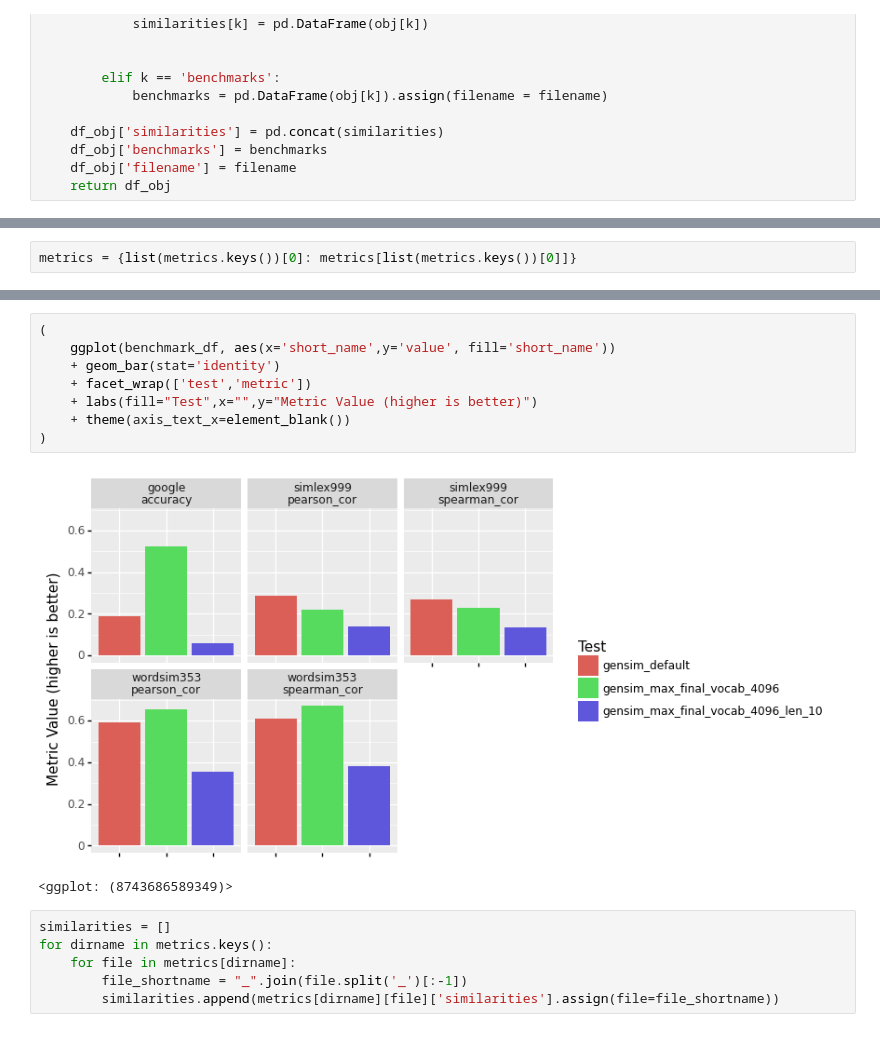
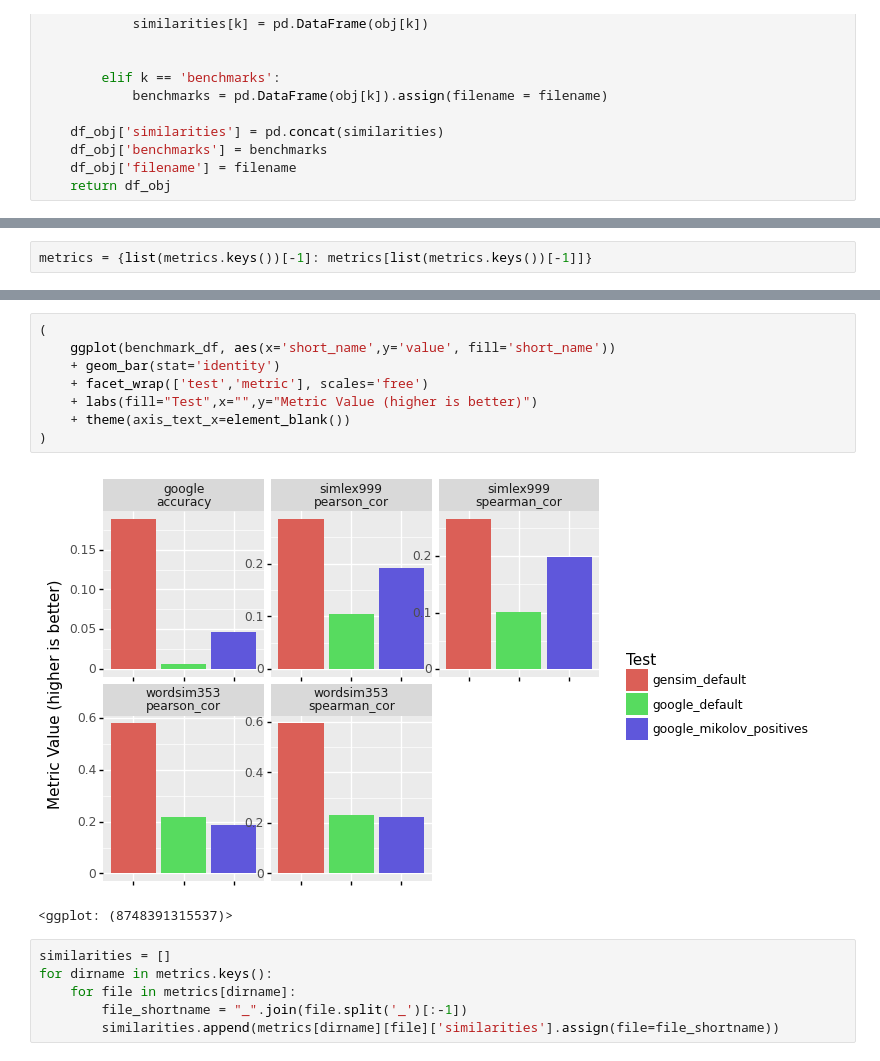
Before and after one commit to asteriske/embedding_study, a Jupyter notebook: notebooks/ReadMetrics.ipynb, the cells around one changed output, grey strips where cells are left out. Saved outputs shown, nothing was run; the diff lists cells and outputs as text.

Commit message:
add paper-appropriate sampling to google default, now with metrics added

```diff
--- a/notebooks/ReadMetrics.ipynb
+++ b/notebooks/ReadMetrics.ipynb
@@ -49,3 +53,3 @@ c8e0ce636881157d4da79a124cc17d9ba290546f__*_Add_param_to_config.py_allowing_for_
 # %%
-metrics = {list(metrics.keys())[0]: metrics[list(metrics.keys())[0]]}
+metrics = {list(metrics.keys())[-1]: metrics[list(metrics.keys())[-1]]}
 # %%
@@ -88,14 +92,14 @@ print(benchmark_df.to_markdown())
 # %%
 (
     ggplot(benchmark_df, aes(x='short_name',y='value', fill='short_name'))
     + geom_bar(stat='identity')
-    + facet_wrap(['test','metric'])
+    + facet_wrap(['test','metric'], scales='free')
     + labs(fill="Test",x="",y="Metric Value (higher is better)")
     + theme(axis_text_x=element_blank())
 )
 # %% [output]
-[figure, old version]
+[figure, new version]
-<ggplot: (8743686589349)>
+<ggplot: (8748391315537)>
 # %%
 similarities = []
 for dirname in metrics.keys():
```
Also changed, not shown: parts of 6 cells of this notebook, 13 other files.
